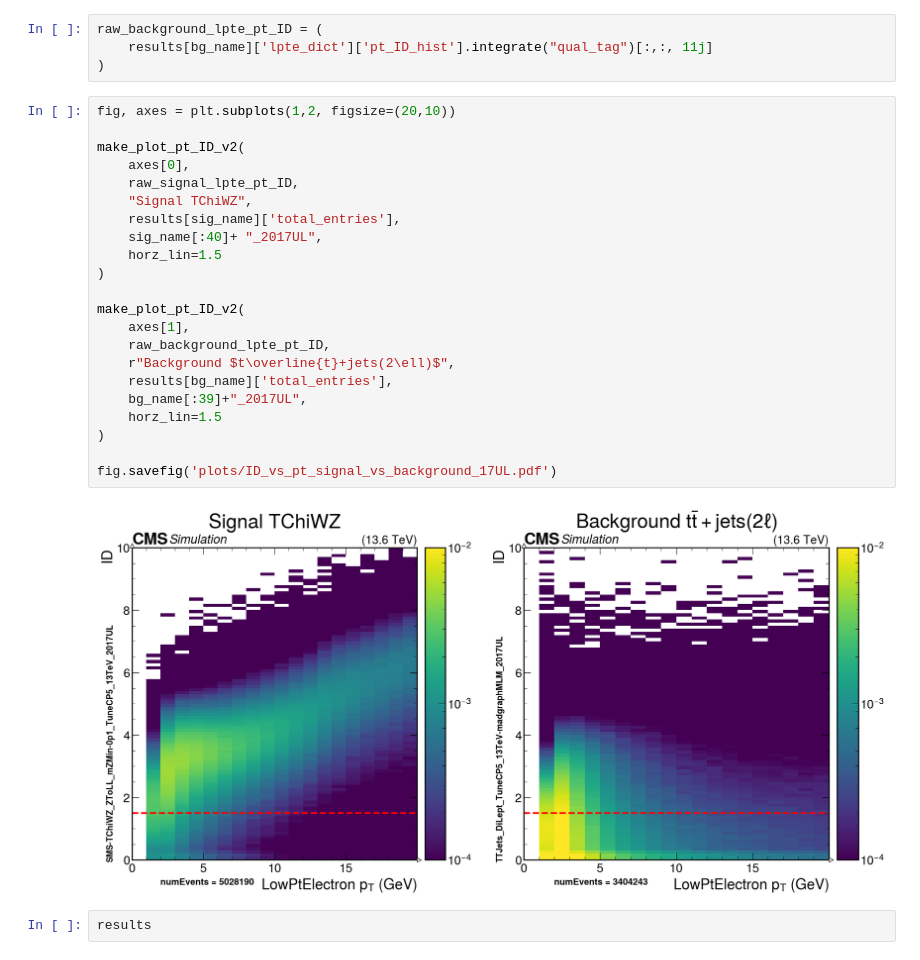
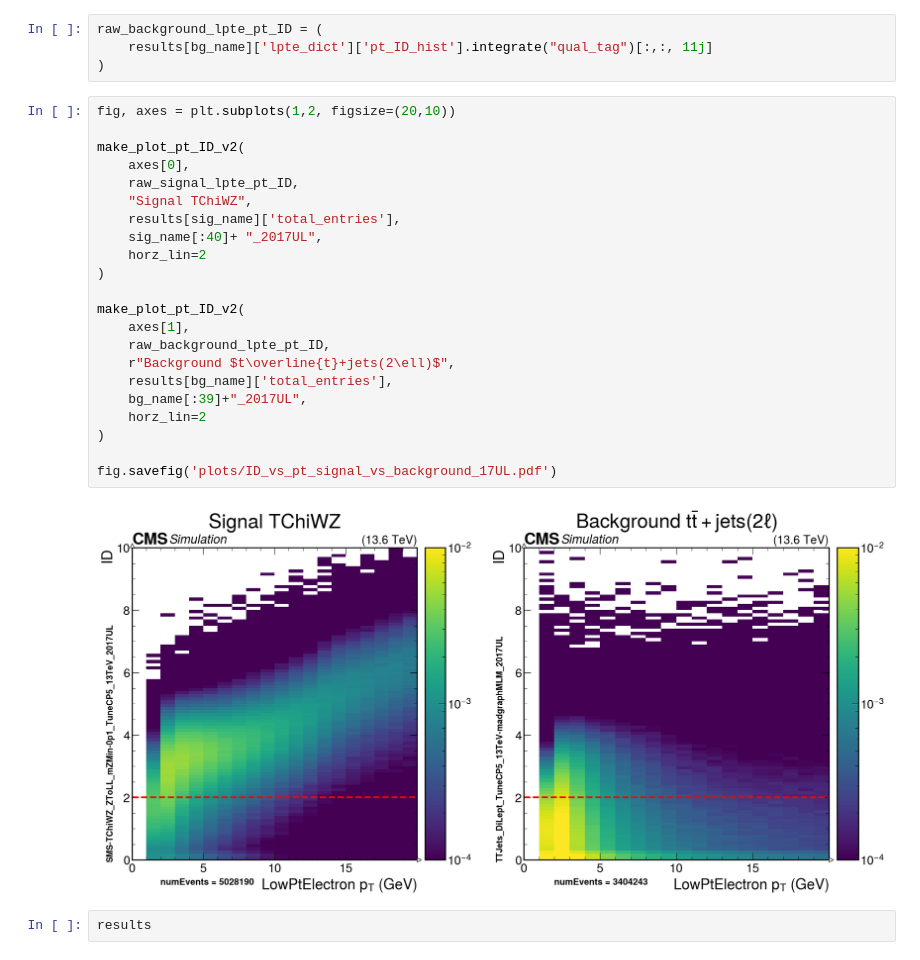
Before and after one commit to derekgrove/dwg_experimental, a Jupyter notebook: notebooks/new_AN_plots/analyze_hists_lpte_UL.ipynb, the cells around one changed output. Saved outputs shown, nothing was run; the diff lists cells and outputs as text.

```diff
--- a/notebooks/new_AN_plots/analyze_hists_lpte_UL.ipynb
+++ b/notebooks/new_AN_plots/analyze_hists_lpte_UL.ipynb
@@ -267,27 +267,27 @@ raw_background_lpte_pt_ID = (
 # %%
 fig, axes = plt.subplots(1,2, figsize=(20,10))
 
 make_plot_pt_ID_v2(
     axes[0],
     raw_signal_lpte_pt_ID,
     "Signal TChiWZ",
     results[sig_name]['total_entries'],
     sig_name[:40]+ "_2017UL",
-    horz_lin=1.5
+    horz_lin=2
 )
 
 make_plot_pt_ID_v2(
     axes[1],
     raw_background_lpte_pt_ID,
     r"Background $t\overline{t}+jets(2\ell)$",
     results[bg_name]['total_entries'],
     bg_name[:39]+"_2017UL",
-    horz_lin=1.5
+    horz_lin=2
 )
 
 fig.savefig('plots/ID_vs_pt_signal_vs_background_17UL.pdf')
 # %% [output]
-[figure, old version]
+[figure, new version]
 # %%
 results
 # %% [output]
```
Also changed, not shown: parts of 12 cells of this notebook, 25 other files.
